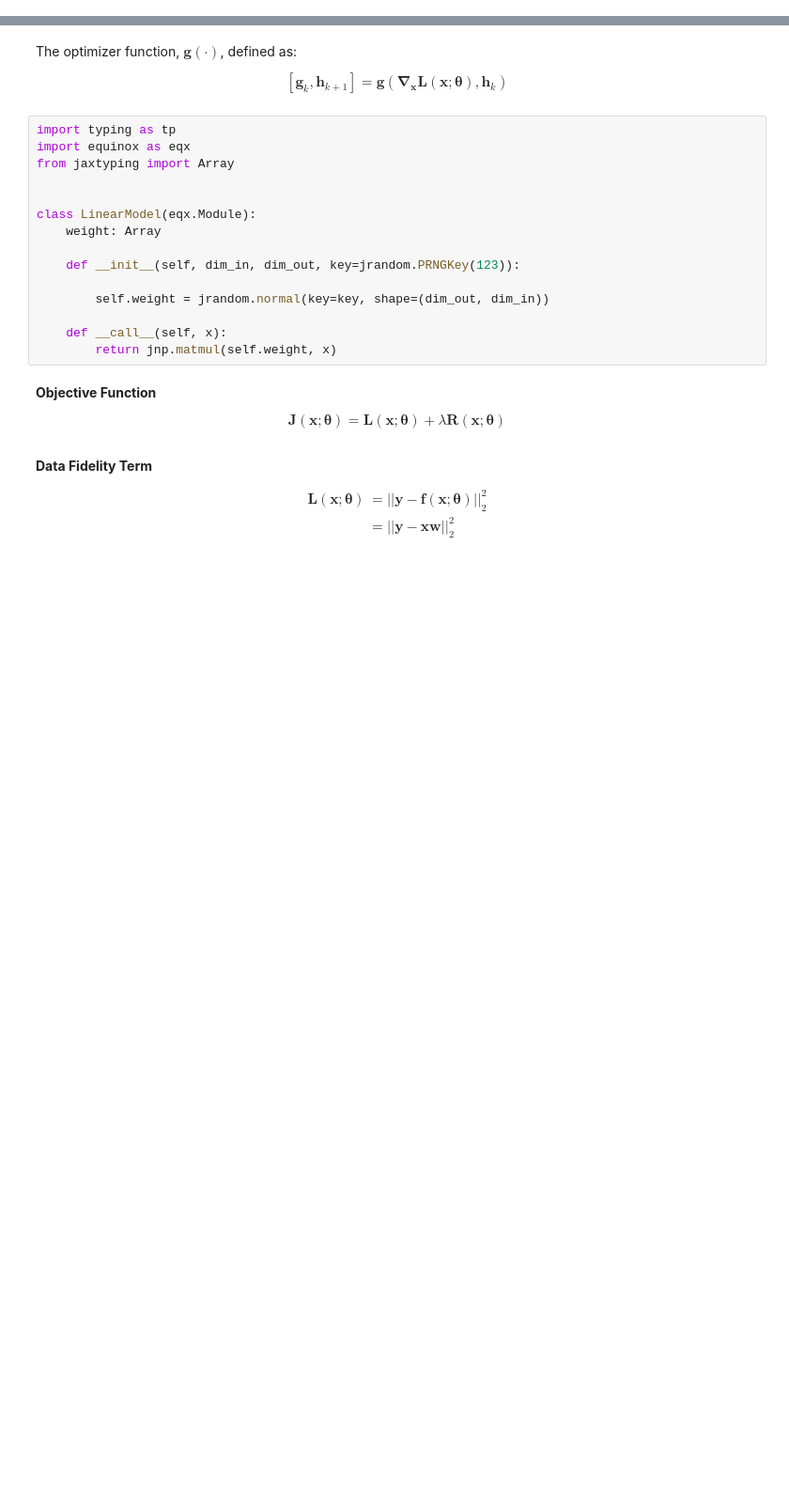
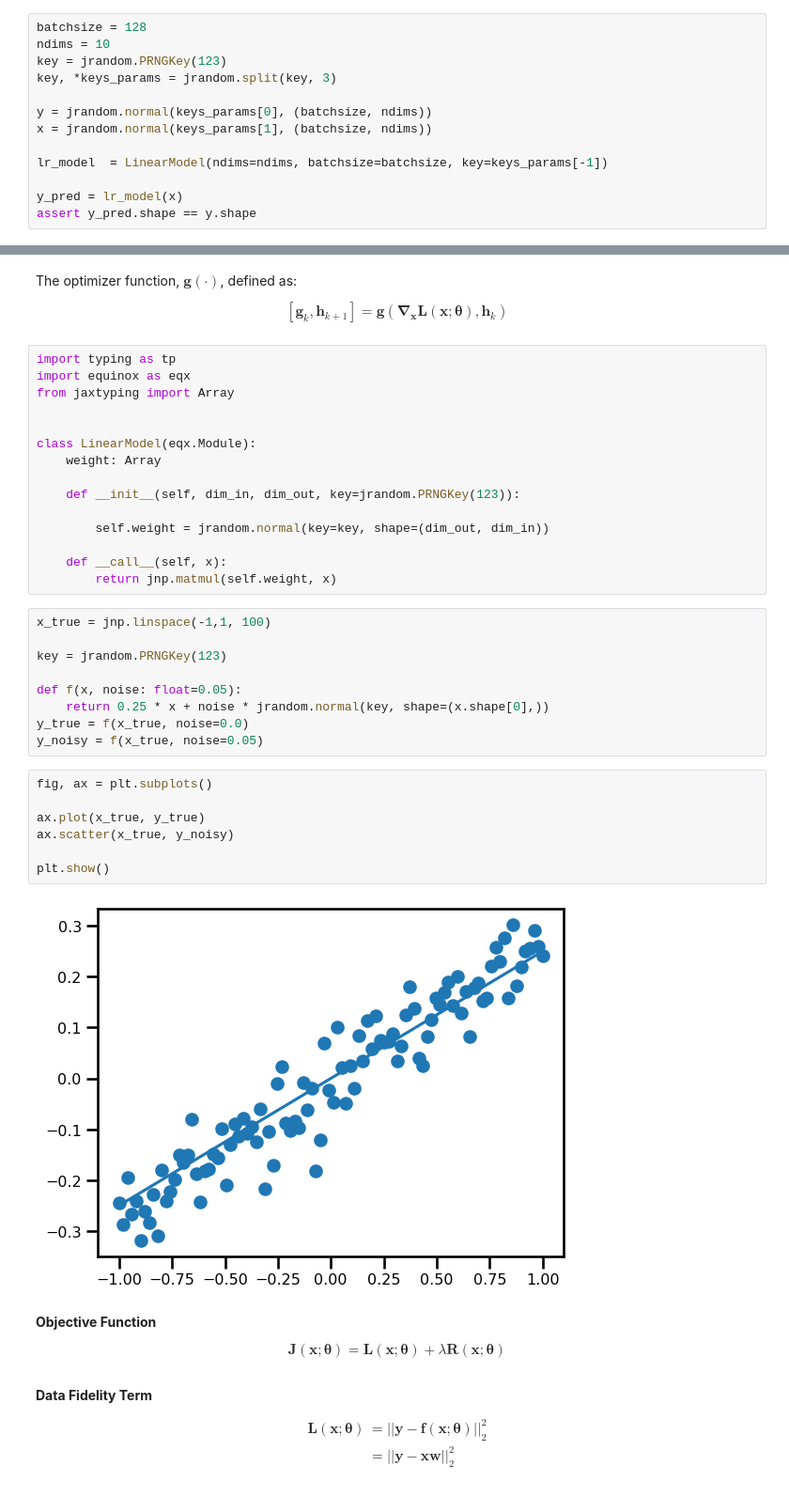
Before and after one commit to jejjohnson/jejeqx, a Jupyter notebook: notebooks/dev/4dvarnet/learning_to_learning.ipynb, the cells around one changed output, grey strips where cells are left out. Shown at 94% size. Cells and saved outputs as stored; diff of their text form; blank space fills up the shorter version.

```diff
--- a/notebooks/dev/4dvarnet/learning_to_learning.ipynb
+++ b/notebooks/dev/4dvarnet/learning_to_learning.ipynb
@@ -37,0 +66,13 @@ where $\boldsymbol{\theta}=\{ \mathbf{w}\}$ are the parameters
+# %%
+batchsize = 128
+ndims = 10
+key = jrandom.PRNGKey(123)
+key, *keys_params = jrandom.split(key, 3)
+
+y = jrandom.normal(keys_params[0], (batchsize, ndims))
+x = jrandom.normal(keys_params[1], (batchsize, ndims))
+
+lr_model  = LinearModel(ndims=ndims, batchsize=batchsize, key=keys_params[-1])
+
+y_pred = lr_model(x)
+assert y_pred.shape == y.shape
@@ -87,6 +293,24 @@ class LinearModel(eqx.Module):
 
     def __call__(self, x):
         return jnp.matmul(self.weight, x)
+# %%
+x_true = jnp.linspace(-1,1, 100)
+
+key = jrandom.PRNGKey(123)
+
+def f(x, noise: float=0.05):
+    return 0.25 * x + noise * jrandom.normal(key, shape=(x.shape[0],))
+y_true = f(x_true, noise=0.0)
+y_noisy = f(x_true, noise=0.05)
+# %%
+fig, ax = plt.subplots()
+
+ax.plot(x_true, y_true)
+ax.scatter(x_true, y_noisy)
+
+plt.show()
+# %% [output]
+[figure, added]
 # %% [markdown]
 **Objective Function**
 
```
Also changed, not shown: parts of 24 cells of this notebook, 6 other files.
